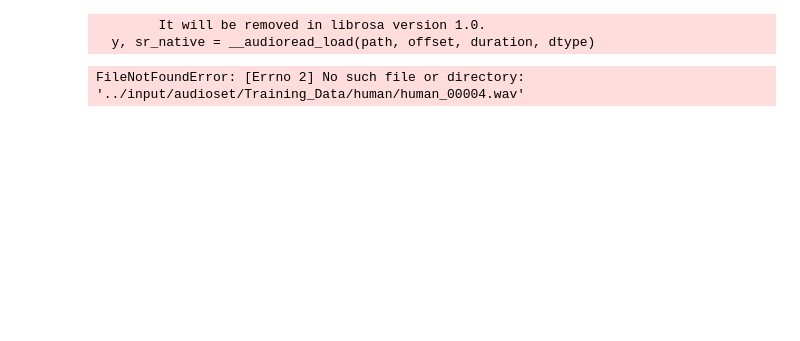
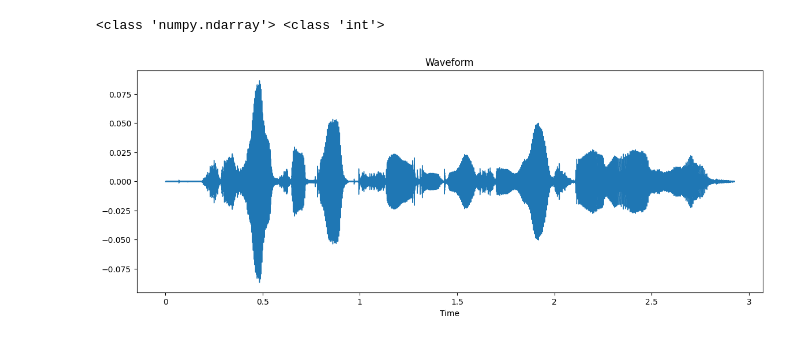
Before and after one commit to SBerik/EvaluateKazakhSpeech, a Jupyter notebook: notebooks/SVM_example.ipynb, the cells around one changed output. Saved outputs shown, nothing was run; the diff lists cells and outputs as text; code cells hidden in the pictures; blank space fills up the shorter version.

```diff
--- a/notebooks/SVM_example.ipynb
+++ b/notebooks/SVM_example.ipynb
@@ -16,8 +11,15 @@ import seaborn as sns
 # %%
-audio_data = '../input/audioset/Training_Data/human/human_00004.wav'
+audio_data = 'C:/Users/b.smadiarov/projects/EvaluateKazakhSpeech/data/raw/TIMIT/TRAIN/DR1/FCJF0/SA1.wav'
 y, sr = librosa.load(audio_data)
 print(type(y), type(sr))
 # %% [output]
-        It will be removed in librosa version 1.0.
-  y, sr_native = __audioread_load(path, offset, duration, dtype)
+<class 'numpy.ndarray'> <class 'int'>
-FileNotFoundError: [Errno 2] No such file or directory: '../input/audioset/Training_Data/human/human_00004.wav'
+# %%
+import IPython.display as ipd
+plt.figure(figsize=(14, 5))
+librosa.display.waveshow(y, sr=sr)
+plt.title("Waveform")
+plt.show()
+ipd.Audio(y, rate=sr)
+# %% [output]
+[figure, added]
```
Also changed, not shown: parts of 27 cells of this notebook.
